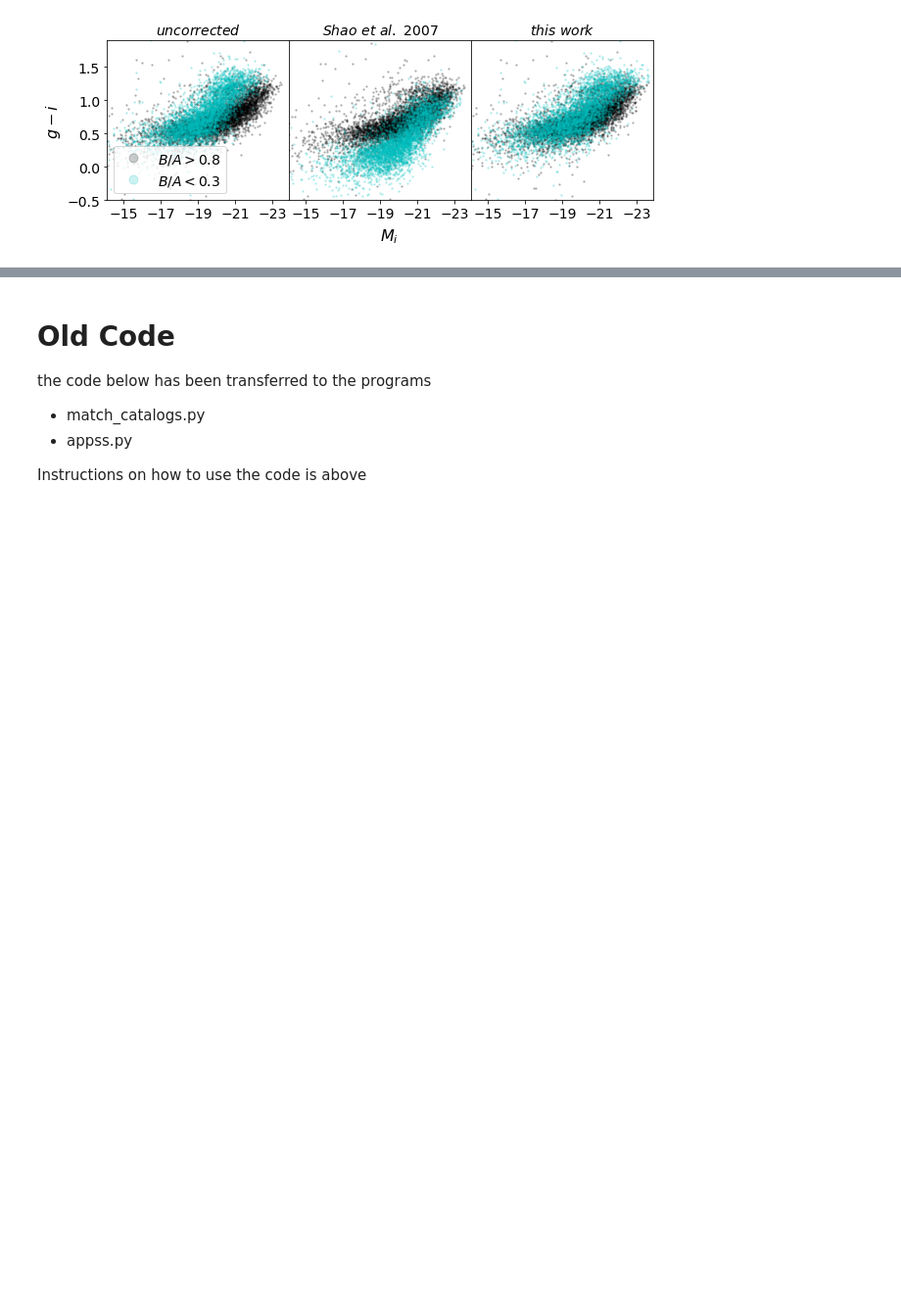
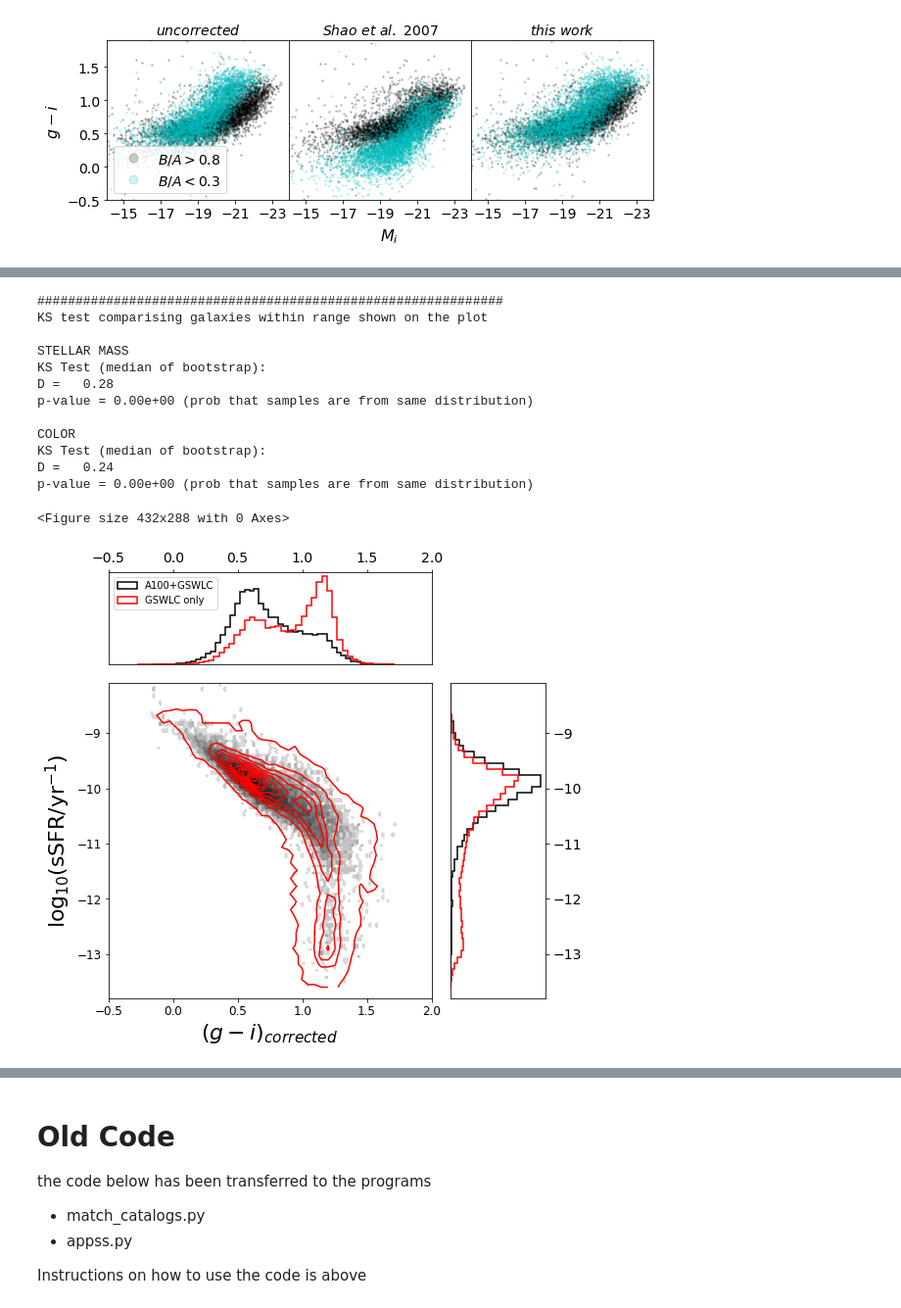
Before and after one commit to rfinn/APPSS, a Jupyter notebook: paper-plots.ipynb, the cells around one changed output, grey strips where cells are left out. Shown at 98% size. Saved outputs shown, nothing was run; the diff lists cells and outputs as text; code cells hidden in the pictures; blank space fills up the shorter version.

```diff
--- a/paper-plots.ipynb
+++ b/paper-plots.ipynb
@@ -88,0 +219,18 @@ number with S4G only =  64
+# %%
+%run a100sdss.py
+t = p.ssfrcolor()
+# %% [output]
+#############################################################
+KS test comparising galaxies within range shown on the plot
+
+STELLAR MASS
+KS Test (median of bootstrap):
+D =   0.28
+p-value = 0.00e+00 (prob that samples are from same distribution)
+
+COLOR
+KS Test (median of bootstrap):
+D =   0.24
+p-value = 0.00e+00 (prob that samples are from same distribution)
+<Figure size 432x288 with 0 Axes>
+[figure, added]
```
Also changed, not shown: parts of 15 cells of this notebook, 3 other files.
